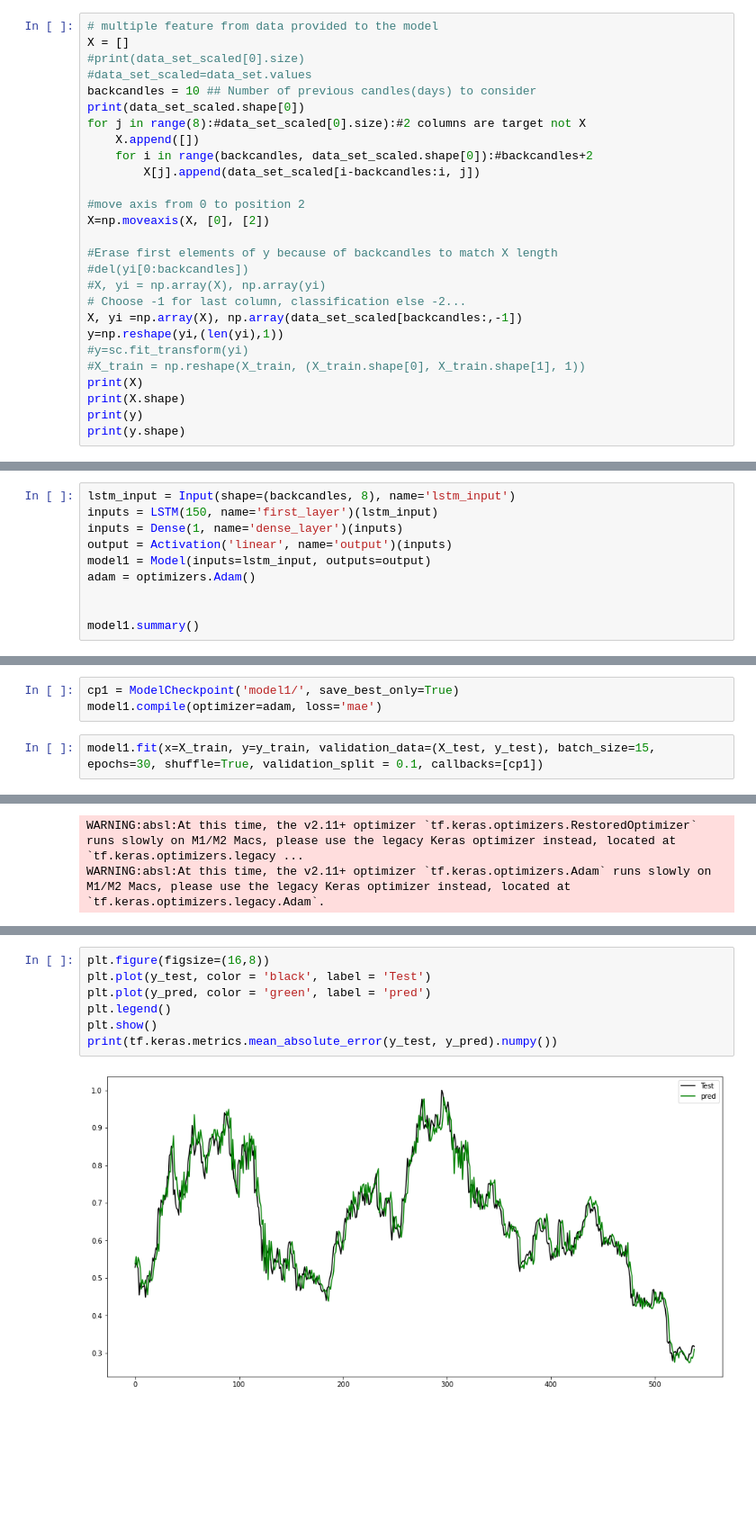
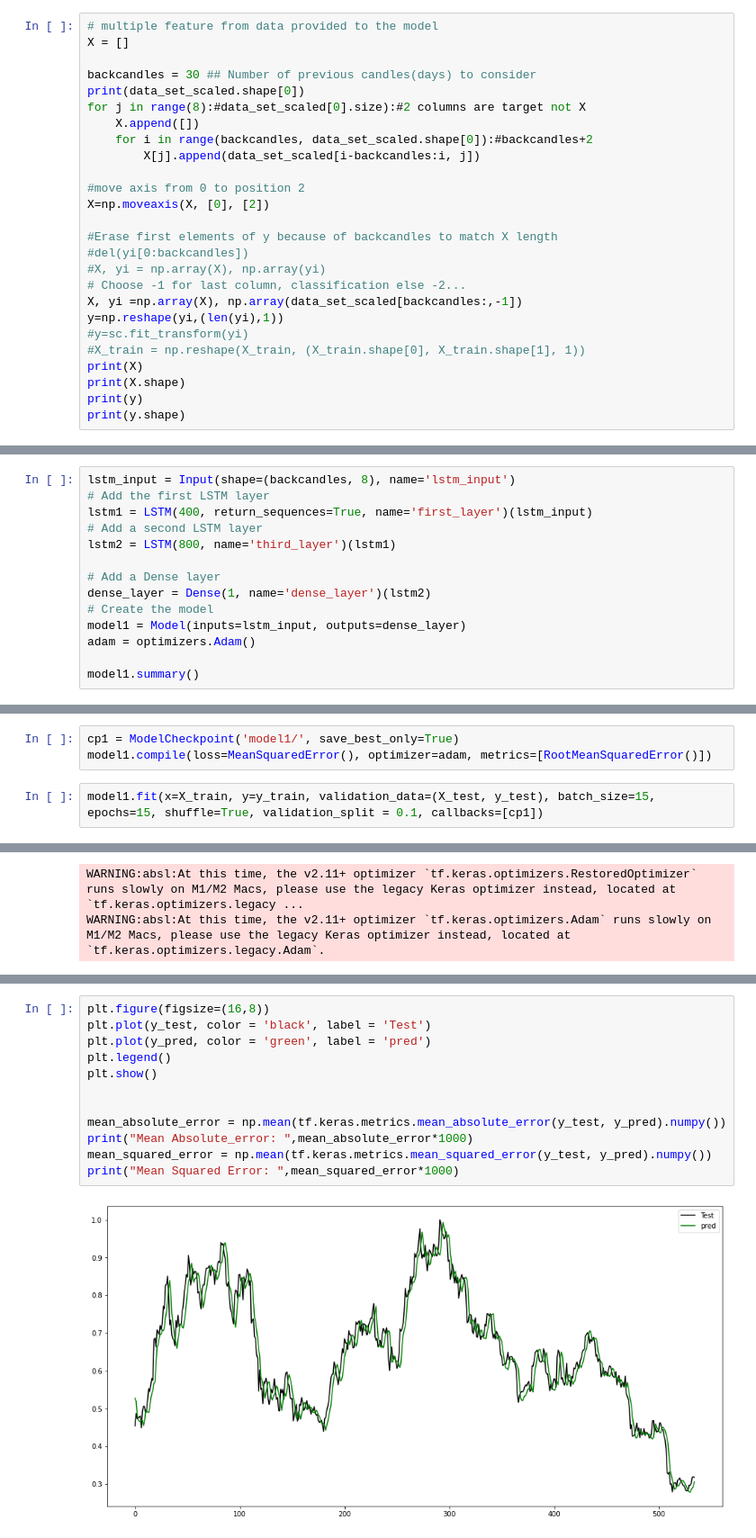
Before and after one commit to Pierciest/financial-analysis-for-crypto-currencies, a Jupyter notebook: LSTM.ipynb, the cells around one changed output, grey strips where cells are left out. Shown at 90% size. Saved outputs shown, nothing was run; the diff lists cells and outputs as text; blank space fills up the shorter version.

```diff
--- a/LSTM.ipynb
+++ b/LSTM.ipynb
@@ -139,9 +165,8 @@ print(data_set_scaled) ## Print the scaled data
 # %%
 # multiple feature from data provided to the model
 X = []
-#print(data_set_scaled[0].size)
-#data_set_scaled=data_set.values
-backcandles = 10 ## Number of previous candles(days) to consider
+
+backcandles = 30 ## Number of previous candles(days) to consider
 print(data_set_scaled.shape[0])
 for j in range(8):#data_set_scaled[0].size):#2 columns are target not X
     X.append([])
@@ -229,13 +254,17 @@ from keras.metrics import RootMeanSquaredError
 from keras.optimizers import Adam
 # %%
 lstm_input = Input(shape=(backcandles, 8), name='lstm_input')
-inputs = LSTM(150, name='first_layer')(lstm_input)
-inputs = Dense(1, name='dense_layer')(inputs)
-output = Activation('linear', name='output')(inputs)
-model1 = Model(inputs=lstm_input, outputs=output)
+# Add the first LSTM layer
+lstm1 = LSTM(400, return_sequences=True, name='first_layer')(lstm_input)
+# Add a second LSTM layer
+lstm2 = LSTM(800, name='third_layer')(lstm1)
+
+# Add a Dense layer
+dense_layer = Dense(1, name='dense_layer')(lstm2)
+# Create the model
+model1 = Model(inputs=lstm_input, outputs=dense_layer)
 adam = optimizers.Adam()
 
-
 model1.summary()
 # %% [output]
 WARNING:absl:At this time, the v2.11+ optimizer `tf.keras.optimizers.Adam` runs slowly on M1/M2 Macs, please use the legacy Keras optimizer instead, located at `tf.keras.optimizers.legacy.Adam`.
@@ -258,7 +287,7 @@ Non-trainable params: 0 (0.00 Byte)
 _________________________________________________________________
 # %%
 cp1 = ModelCheckpoint('model1/', save_best_only=True)
-model1.compile(optimizer=adam, loss='mae')
+model1.compile(loss=MeanSquaredError(), optimizer=adam, metrics=[RootMeanSquaredError()])
 # %%
-model1.fit(x=X_train, y=y_train, validation_data=(X_test, y_test), batch_size=15, epochs=30, shuffle=True, validation_split = 0.1, callbacks=[cp1])
+model1.fit(x=X_train, y=y_train, validation_data=(X_test, y_test), batch_size=15, epochs=15, shuffle=True, validation_split = 0.1, callbacks=[cp1])
 # %% [output]
@@ -310,9 +353,14 @@ for i in range(10):
 # %%
 plt.figure(figsize=(16,8))
 plt.plot(y_test, color = 'black', label = 'Test')
 plt.plot(y_pred, color = 'green', label = 'pred')
 plt.legend()
 plt.show()
-print(tf.keras.metrics.mean_absolute_error(y_test, y_pred).numpy())
+
+
+mean_absolute_error = np.mean(tf.keras.metrics.mean_absolute_error(y_test, y_pred).numpy())
+print("Mean Absolute_error: ",mean_absolute_error*1000)
+mean_squared_error = np.mean(tf.keras.metrics.mean_squared_error(y_test, y_pred).numpy())
+print("Mean Squared Error: ",mean_squared_error*1000)
 # %% [output]
-[figure, old version]
+[figure, new version]
```
Also changed, not shown: parts of 19 cells of this notebook, 7 other files.
